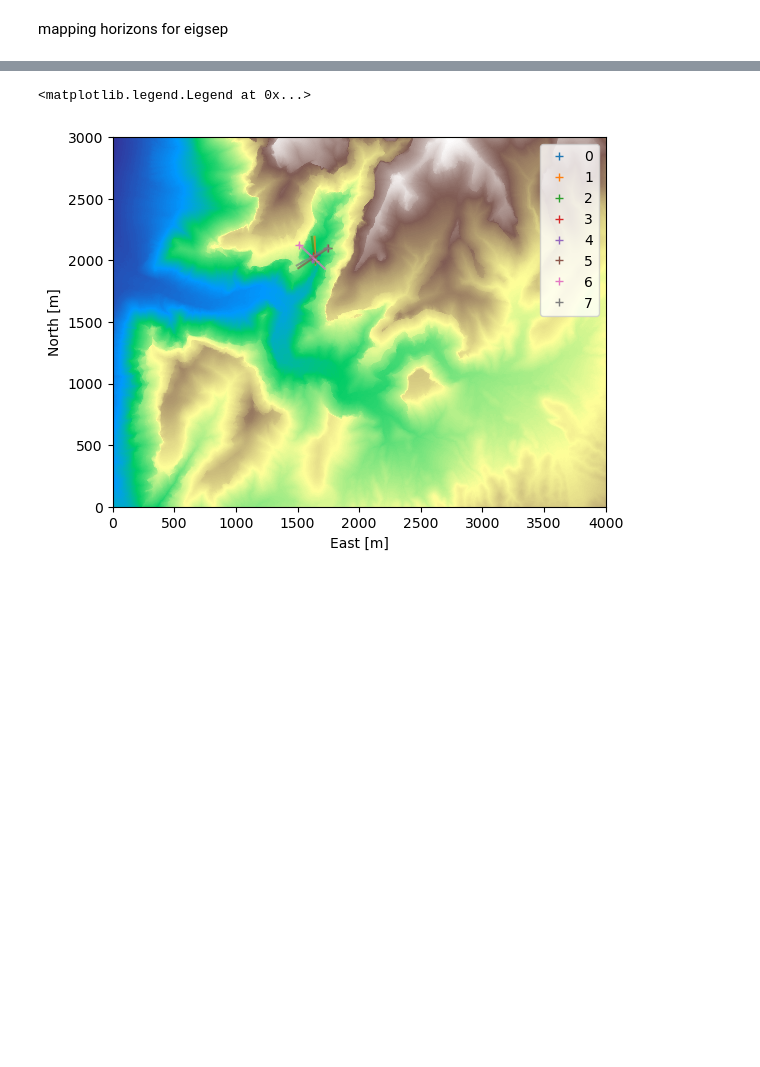
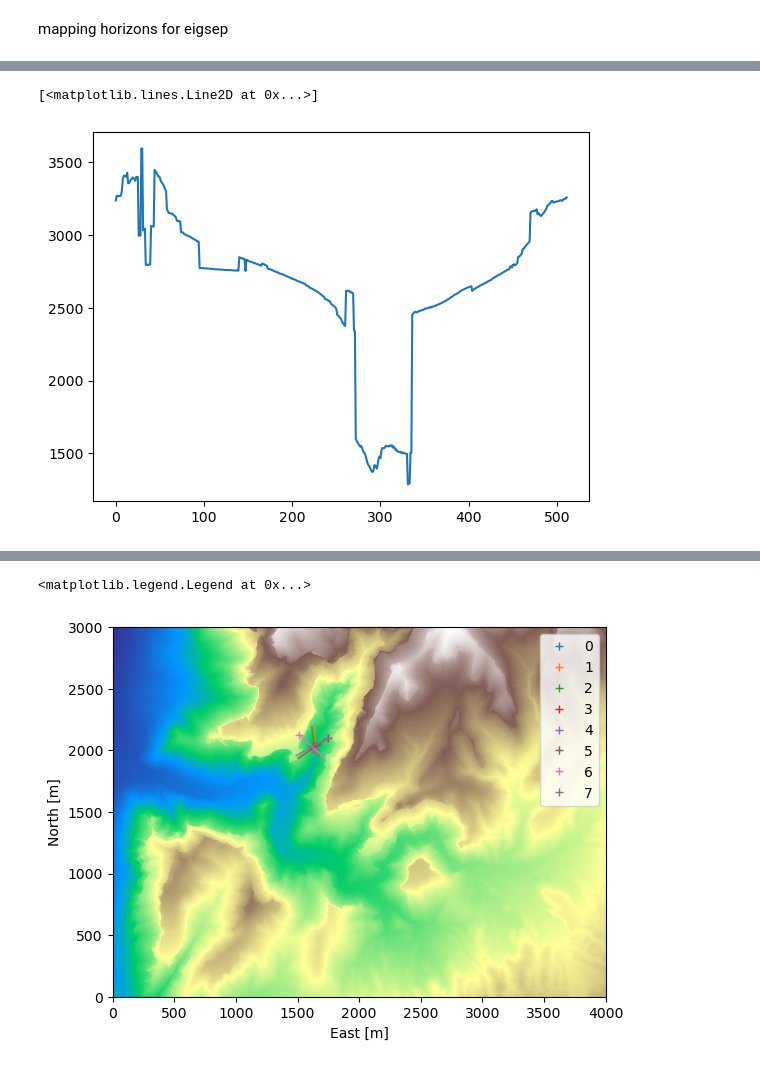
Before and after one commit to KomalKaur0/eigsep_hrzn_mapping, a Jupyter notebook: notebooks/horizon.ipynb, the cells around one changed output, grey strips where cells are left out. Cells and saved outputs as stored; diff of their text form; code cells hidden in the pictures; blank space fills up the shorter version.

```diff
--- a/notebooks/horizon.ipynb
+++ b/notebooks/horizon.ipynb
@@ -123,0 +118,10 @@ hrzn_angle_plotter(enu5, 5)
+# %%
+# find the edge of the canyon using jump in radius
+easts = pnts[0] # type: ignore
+norths = pnts[1] # type: ignore
+rads = np.sqrt(easts**2 + norths**2)
+fig, ax = plt.subplots()
+ax.plot(np.arange(len(rads)), rads)
+# %% [output]
+[<matplotlib.lines.Line2D at 0x...>]
+[figure, added]
```
Also changed, not shown: parts of 6 cells of this notebook, 1 other file.
